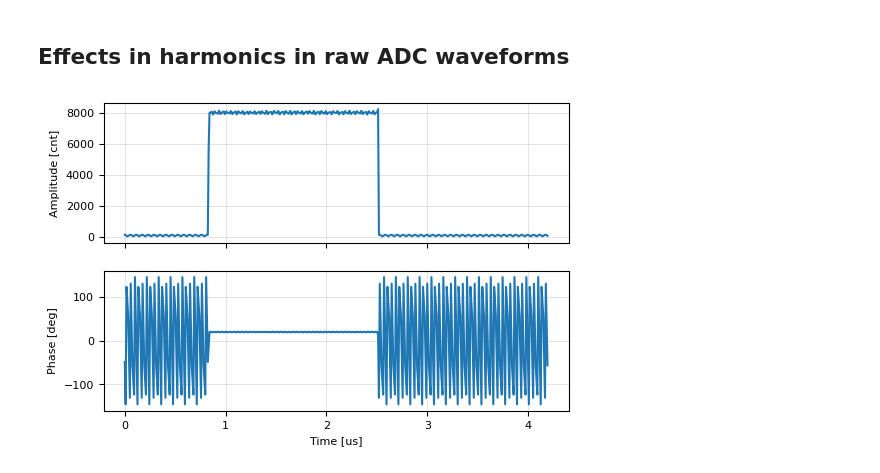
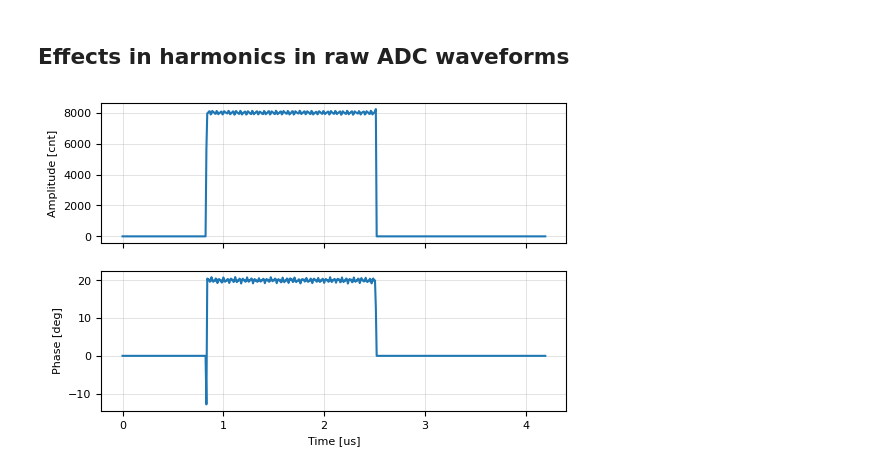
Before and after one commit to BerkeleyLab/uspas_llrf, a Jupyter notebook: python/raw_data.ipynb, the cells around one changed output. Saved outputs shown, nothing was run; the diff lists cells and outputs as text; code cells hidden in the pictures.

```diff
--- a/python/raw_data.ipynb
+++ b/python/raw_data.ipynb
@@ -22,11 +22,13 @@ from llrf_dsp import DDC
 amp, phs = 8000, 20  # cnt, deg
 noise_amp = 10
 length = 4096
+dc_off = 25
 
 omega = 2 * np.pi * 3 / 14
 sim_adc = amp * np.cos(omega * np.arange(length) - np.deg2rad(phs))
 noise = np.random.randn(length) - 0.5
 sim_adc += noise * noise_amp
+sim_adc += dc_off
 # %%
 ddc = DDC(num=3, den=14)
 ddc_data = ddc.calc_ddc_raw(sim_adc)
@@ -68,7 +70,9 @@ plot_rf_time(ddc_data[:500])
 ## Effects in harmonics in raw ADC waveforms
 # %%
 sim_adc += 0.01 * amp * np.cos(2 * omega * np.arange(length))
+sim_adc[:100] = 0
+sim_adc[300:] = 0
 ddc_data = ddc.calc_ddc_raw(sim_adc)
 plot_rf_time(ddc_data[:500])
 # %% [output]
-[figure, old version]
+[figure, new version]
```
Also changed, not shown: parts of 1 cell of this notebook, 3 other files.
